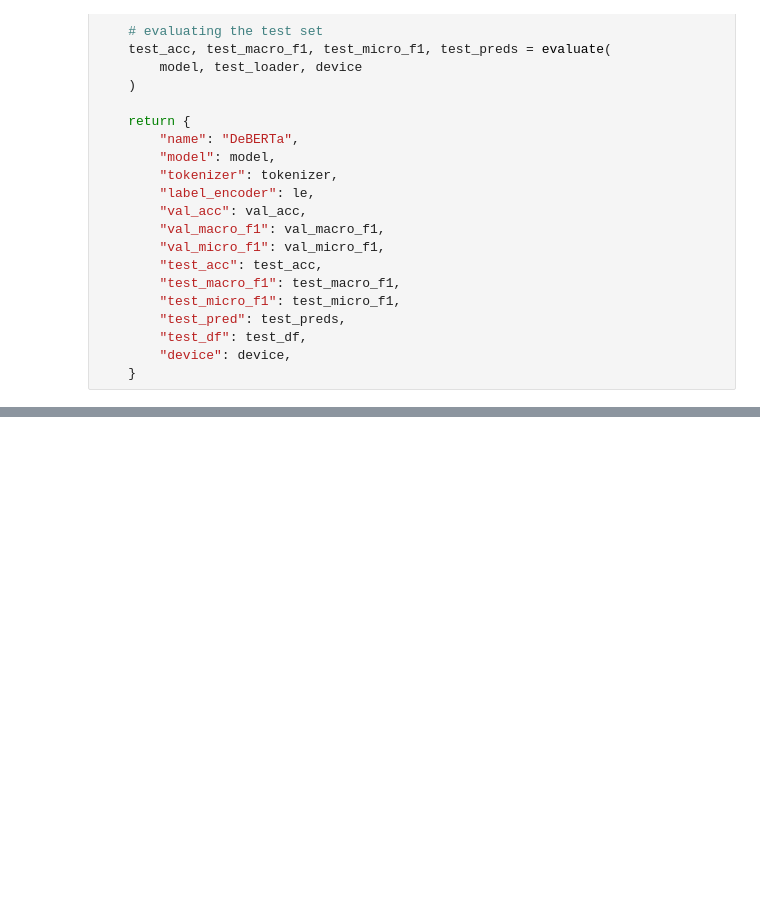
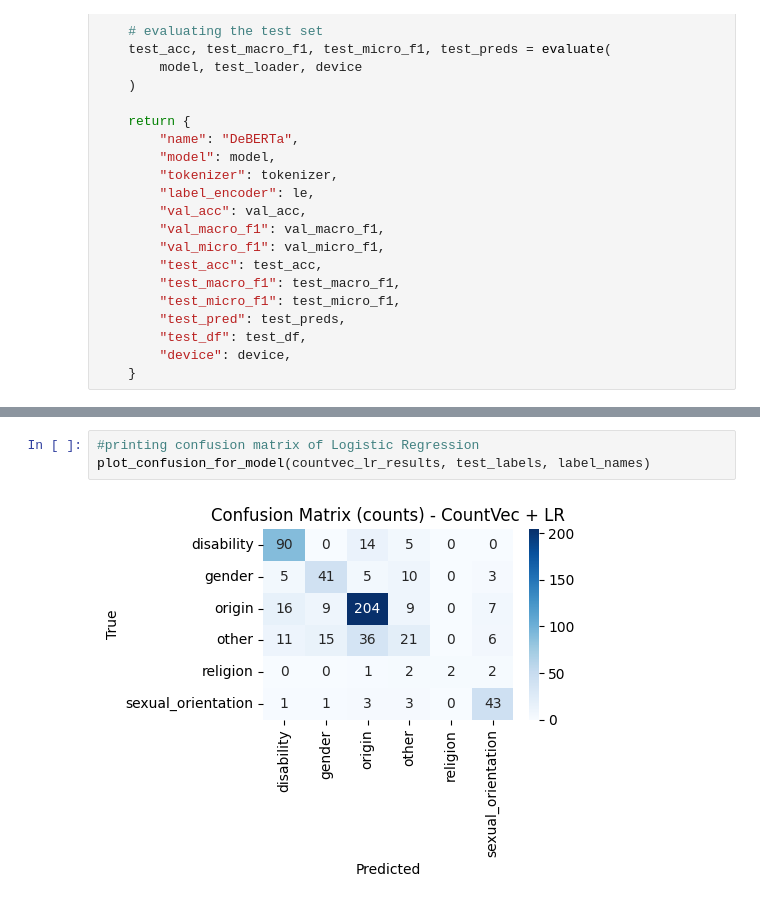
Before and after one commit to mismatchgit/UNB_MCS, a Jupyter notebook: Project_Final.ipynb, the cells around one changed output, grey strips where cells are left out. Saved outputs shown, nothing was run; the diff lists cells and outputs as text; blank space fills up the shorter version.

```diff
--- a/Project_Final.ipynb
+++ b/Project_Final.ipynb
@@ -710,0 +790,5 @@ Test:
+# %%
+#printing confusion matrix of Logistic Regression
+plot_confusion_for_model(countvec_lr_results, test_labels, label_names)
+# %% [output]
+[figure, added]
```
Also changed, not shown: parts of 18 cells of this notebook.
